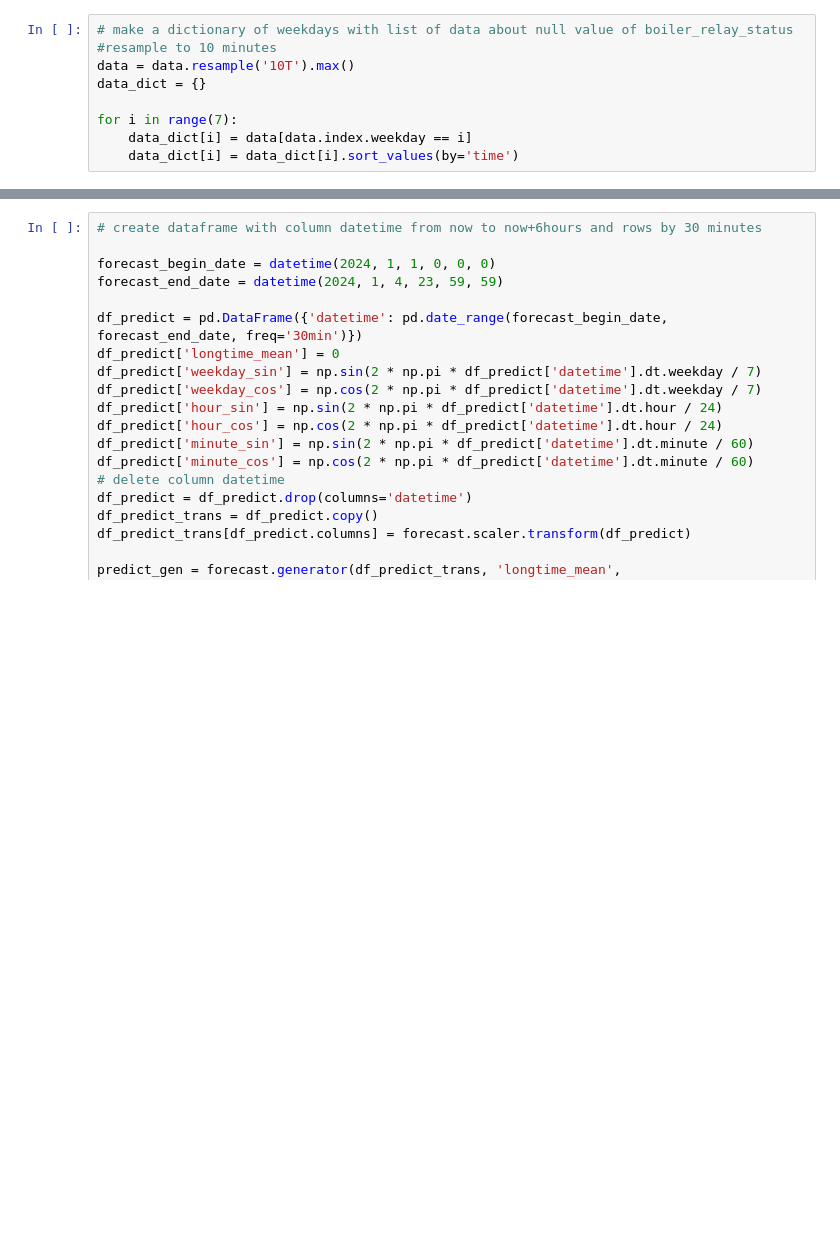
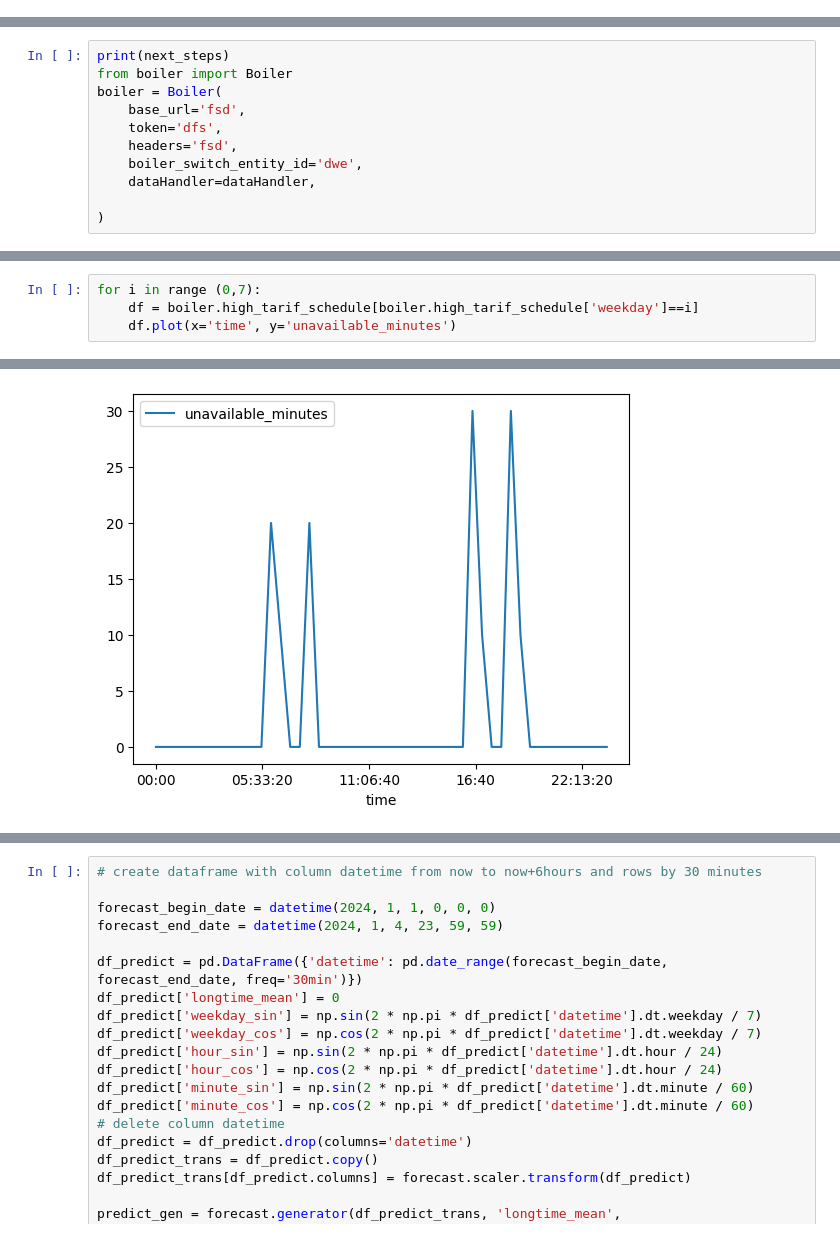
Before and after one commit to grinwi/smartboiler, a Jupyter notebook: src/smartboiler/test.ipynb, the cells around one changed output, grey strips where cells are left out. Drawn from its saved outputs; the diff is of its cells as text; blank space fills up the shorter version.

```diff
--- a/src/smartboiler/test.ipynb
+++ b/src/smartboiler/test.ipynb
@@ -132,9 +0,0 @@ for i in range(0,7):
-# %%
-# make a dictionary of weekdays with list of data about null value of boiler_relay_status
-#resample to 10 minutes
-data = data.resample('10T').max()
-data_dict = {}
-
-for i in range(7):
-    data_dict[i] = data[data.index.weekday == i]
-    data_dict[i] = data_dict[i].sort_values(by='time')
@@ -315,0 +88,11 @@ plt.plot(pred['longtime_mean'], label="Predicted")
+# %%
+print(next_steps)
+from boiler import Boiler
+boiler = Boiler(
+    base_url='fsd',
+    token='dfs',
+    headers='fsd',
+    boiler_switch_entity_id='dwe',
+    dataHandler=dataHandler,
+
+)
@@ -315,0 +122,5 @@ plt.plot(pred['longtime_mean'], label="Predicted")
+# %%
+for i in range (0,7):
+    df = boiler.high_tarif_schedule[boiler.high_tarif_schedule['weekday']==i]
+    df.plot(x='time', y='unavailable_minutes')
+# %% [output]
@@ -315,0 +130 @@ plt.plot(pred['longtime_mean'], label="Predicted")
+[figure, added]
```
Also changed, not shown: parts of 55 cells of this notebook, 2 other files.
